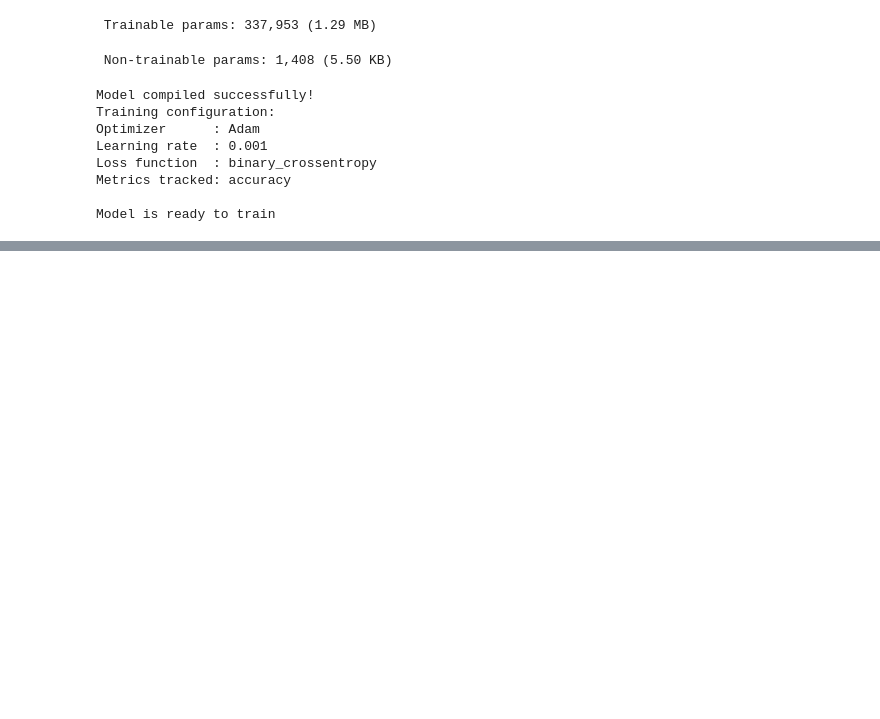
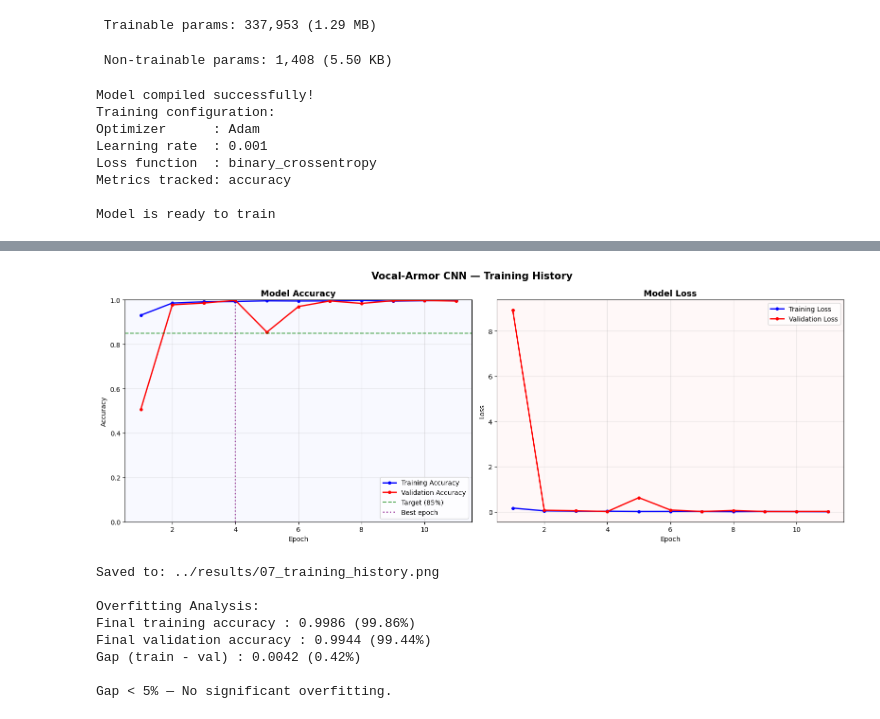
Before and after one commit to Surabhi0055/vocal-armor, a Jupyter notebook: notebooks/02_model_training.ipynb, the cells around one changed output, grey strips where cells are left out. Saved outputs shown, nothing was run; the diff lists cells and outputs as text; code cells hidden in the pictures; blank space fills up the shorter version.

```diff
--- a/notebooks/02_model_training.ipynb
+++ b/notebooks/02_model_training.ipynb
@@ -309,0 +407,74 @@ Model is ready to train
+# %%
+epochs_ran = range(1, len(history.history['accuracy']) + 1)
+
+fig, axes = plt.subplots(1, 2, figsize=(16, 6))
+fig.suptitle("Vocal-Armor CNN — Training History",
+             fontsize=15, fontweight="bold")
+
+# Accuracy Plot
+axes[0].plot(epochs_ran, history.history['accuracy'],
+             'b-o', markersize=4, label='Training Accuracy', linewidth=2)
+axes[0].plot(epochs_ran, history.history['val_accuracy'],
+             'r-o', markersize=4, label='Validation Accuracy', linewidth=2)
+axes[0].axhline(y=0.85, color='green', linestyle='--',
+                linewidth=1.5, label='Target (85%)', alpha=0.7)
+axes[0].set_title('Model Accuracy', fontsize=13, fontweight='bold')
+axes[0].set_xlabel('Epoch')
+axes[0].set_ylabel('Accuracy')
+axes[0].legend(loc='lower right')
+axes[0].set_ylim([0, 1])
+axes[0].grid(True, alpha=0.3)
+axes[0].set_facecolor('#F8F9FF')
+
+# Mark best epoch
+best_epoch_idx = history.history['val_accuracy'].index(
+    max(history.history['val_accuracy']))
+axes[0].axvline(x=best_epoch_idx + 1, color='purple',
+                linestyle=':', linewidth=2, alpha=0.7, label='Best epoch')
+axes[0].legend(loc='lower right')
+
+# Loss Plot
+axes[1].plot(epochs_ran, history.history['loss'],
+             'b-o', markersize=4, label='Training Loss', linewidth=2)
+axes[1].plot(epochs_ran, history.history['val_loss'],
+             'r-o', markersize=4, label='Validation Loss', linewidth=2)
+axes[1].set_title('Model Loss', fontsize=13, fontweight='bold')
+axes[1].set_xlabel('Epoch')
+axes[1].set_ylabel('Loss')
+axes[1].legend(loc='upper right')
+axes[1].grid(True, alpha=0.3)
+axes[1].set_facecolor('#FFF8F8')
+
+plt.tight_layout()
+save_path = RESULTS_DIR / "07_training_history.png"
+plt.savefig(save_path, dpi=150, bbox_inches="tight")
+plt.show()
+print(f"Saved to: {save_path}")
+
+# Gap analysis
+final_train_acc = history.history['accuracy'][-1]
+final_val_acc   = history.history['val_accuracy'][-1]
+gap             = abs(final_train_acc - final_val_acc)
+
+print()
+print(f"Overfitting Analysis:")
+print(f"Final training accuracy : {final_train_acc:.4f} ({final_train_acc*100:.2f}%)")
+print(f"Final validation accuracy : {final_val_acc:.4f} ({final_val_acc*100:.2f}%)")
+print(f"Gap (train - val) : {gap:.4f} ({gap*100:.2f}%)")
+print()
+if gap < 0.05:
+    print("Gap < 5% — No significant overfitting.")
+elif gap < 0.10:
+    print("Gap 5-10% — Slight overfitting.")
+else:
+    print("Gap > 10% — Overfitting detected.")
+# %% [output]
+[figure, added]
+Saved to: ../results/07_training_history.png
+
+Overfitting Analysis:
+Final training accuracy : 0.9986 (99.86%)
+Final validation accuracy : 0.9944 (99.44%)
+Gap (train - val) : 0.0042 (0.42%)
+
+Gap < 5% — No significant overfitting.
```
Also changed, not shown: parts of 15 cells of this notebook, 4 other files.
